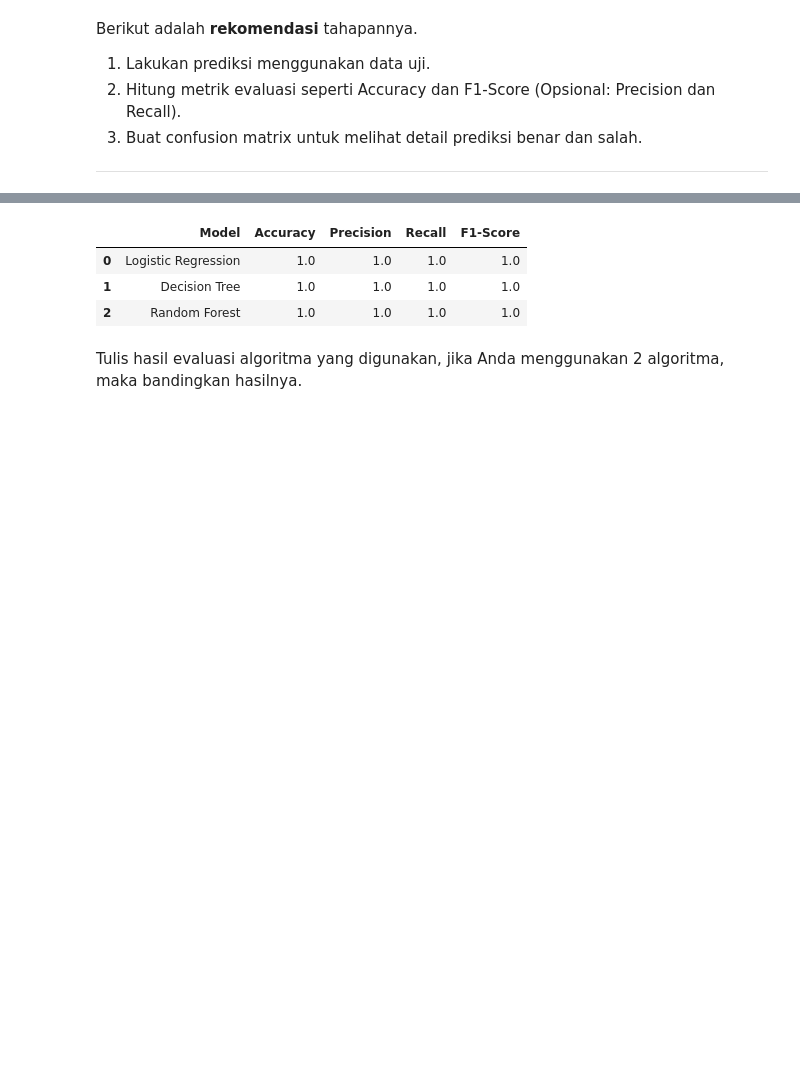
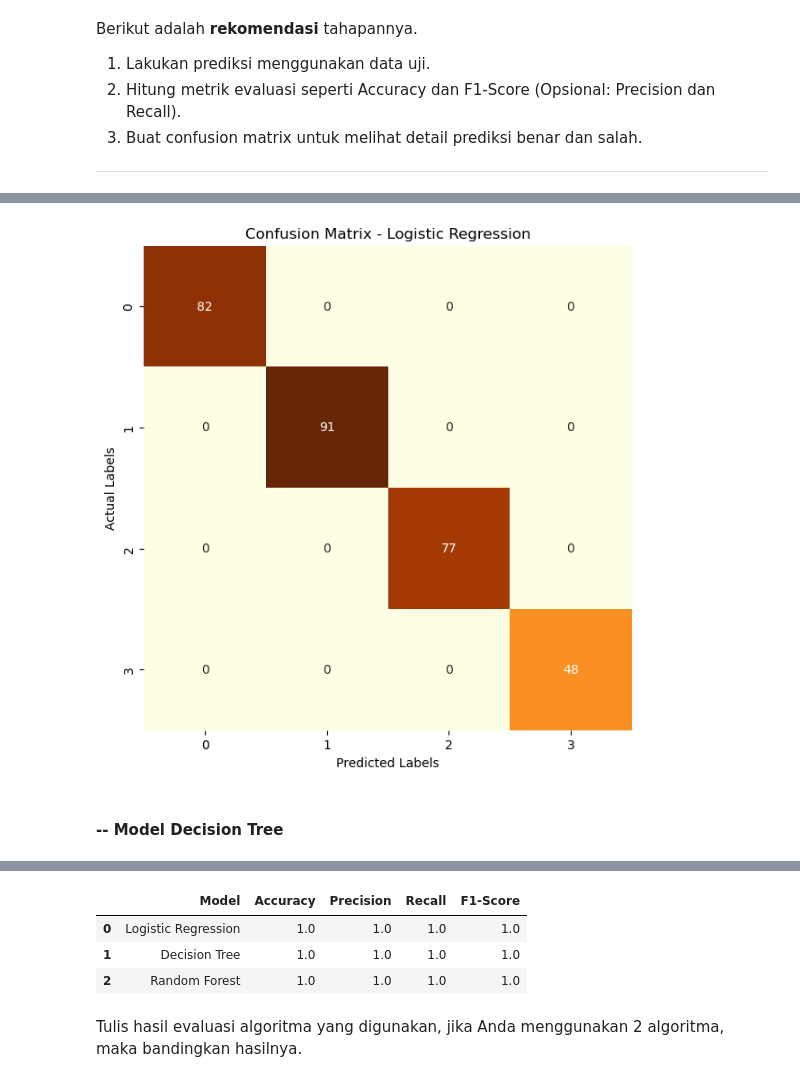
Before and after one commit to alouvre/BMLUP_DicodingSubmission_ProyekMembangunMachineLearning, a Jupyter notebook: [Klasifikasi] Submission Akhir BMLP_Alifia Mustika Sari.ipynb, the cells around one changed output, grey strips where cells are left out. Drawn from its saved outputs; the diff is of its cells as text; code cells hidden in the pictures; blank space fills up the shorter version.

Commit message:
update membangun model: klasifikasi

```diff
--- a/[Klasifikasi] Submission Akhir BMLP_Alifia Mustika Sari.ipynb
+++ b/[Klasifikasi] Submission Akhir BMLP_Alifia Mustika Sari.ipynb
@@ -180,7 +189,7 @@ Berikut adalah rekomendasi tahapannya.
 # %%
-# nb = GaussianNB().fit(X_train, y_train)
+# Melatih model dengan training set
 rf = RandomForestClassifier(random_state=69).fit(X_train, y_train)
-log_reg = LogisticRegression(random_state=69).fit(X_train, y_train)
+log_reg = LogisticRegression(max_iter=1000, random_state=69).fit(X_train, y_train)
 dt = DecisionTreeClassifier(max_depth=5, random_state=69).fit(X_train, y_train)
 
 print("Model training selesai.")
@@ -205,23 +207,24 @@ Berikut adalah **rekomendasi** tahapannya.
 
 ---
 # %%
-unique_labels = sorted(set(y))
+def plot_confusion_matrix(y_true, y_pred, model_name="Model"):
+    """
+    Fungsi untuk menampilkan confusion matrix dengan heatmap.
 
-# -----------------------------
-# Logistic Regression
-# -----------------------------
+    Parameters:
+    - y_true: array-like, label asli
+    - y_pred: array-like, label hasil prediksi
+    - model_name: str, nama model yang akan ditampilkan di judul grafik
+    """
+    unique_labels = sorted(set(y_true))  # Ambil label unik untuk sumbu x dan y
+    cm = confusion_matrix(y_true, y_pred)  # Hitung confusion matrix
 
-log_reg_pred = log_reg.predict(X_test)
-print("Logistic Regression Classification Report:\n", classification_report(y_test, log_reg_pred, digits=5))
+    plt.figure(figsize=(7, 7))
+    sns.heatmap(cm, annot=True, fmt='d', cmap='YlOrBr', cbar=False,
+                xticklabels=unique_labels,
+                yticklabels=unique_labels)
 
-log_reg_cm = confusion_matrix(y_test, log_reg_pred)
-plt.figure(figsize=(7, 7))
-sns.heatmap(log_reg_cm, annot=True, fmt='d', cmap='Blues', cbar=False,
-            xticklabels=unique_labels,
-            yticklabels=unique_labels)
-
-plt.xlabel('Predicted Labels')
-plt.ylabel('Actual Labels')
-plt.title('Confusion Matrix - Logistic Regression')
-plt.show()
-print('\n')
+    plt.xlabel('Predicted Labels')
+    plt.ylabel('Actual Labels')
+    plt.title(f'Confusion Matrix - {model_name}')
+    plt.show()
@@ -308,0 +248,6 @@ weighted avg    1.00000   1.00000   1.00000       298
+# %%
+plot_confusion_matrix(y_test, log_reg_pred, model_name="Logistic Regression")
+# %% [output]
+[figure, added]
+# %% [markdown]
+#### -- **Model Decision Tree**
```
Also changed, not shown: parts of 19 cells of this notebook.
